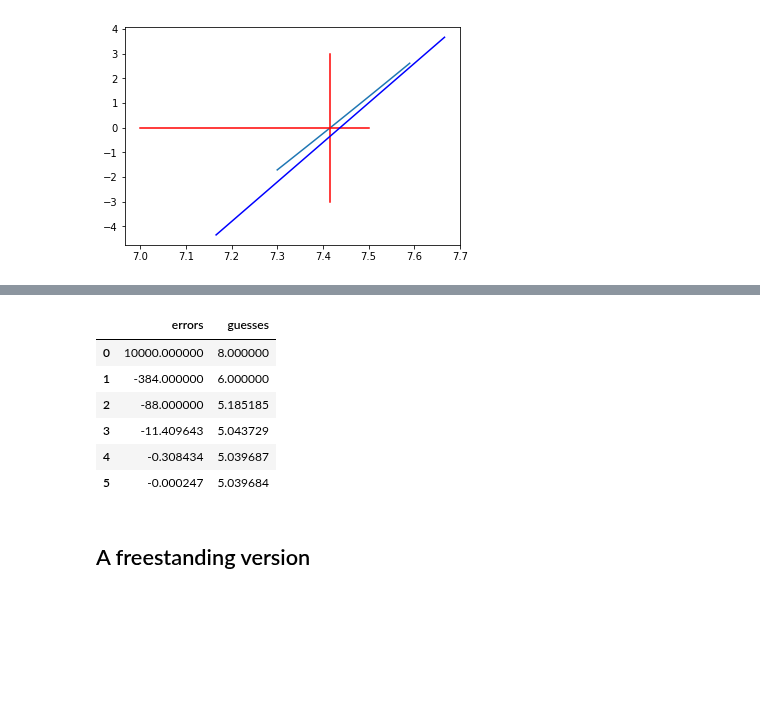
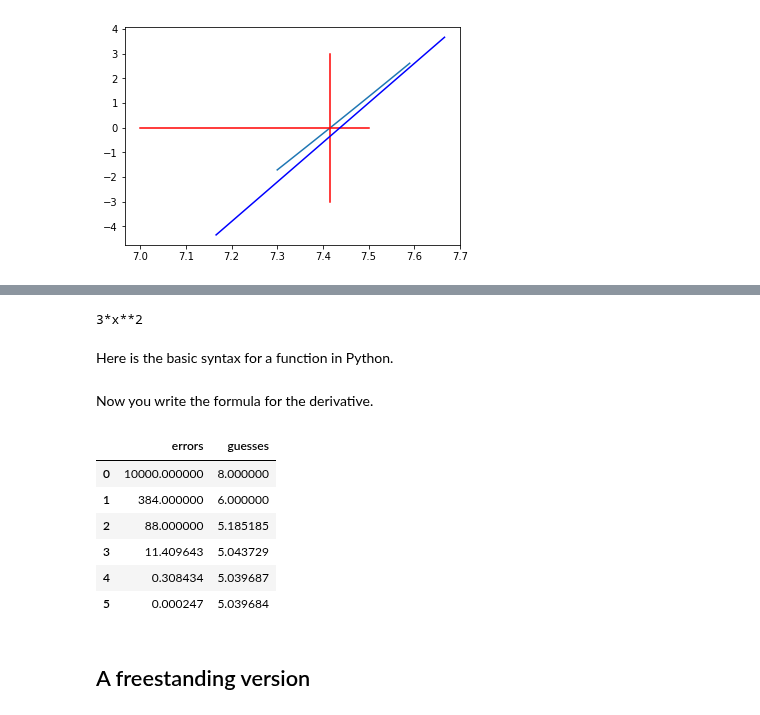
Before and after one commit to brittAnderson/compNeuroIntro420, a Jupyter notebook: notebooks/DE_Spikes/DEIntro.ipynb, the cells around one changed output, grey strips where cells are left out. Cells and saved outputs as stored; diff of their text form; code cells hidden in the pictures; blank space fills up the shorter version.

```diff
--- a/notebooks/DE_Spikes/DEIntro.ipynb
+++ b/notebooks/DE_Spikes/DEIntro.ipynb
@@ -106,3 +209,11 @@ tolerance = 0.01
+# %%
+x = Symbol('x')
+y = x**3
+print(diff(y,x))
+# %% [output]
+3*x**2
+# %% [markdown]
+Here is the basic syntax for a function in Python.
 # %%
 #Local Functions
 def cube (x):
@@ -112,0 +221,2 @@ def derivCube (x):
+# %% [markdown]
+Now you write the formula for the derivative.
@@ -113,19 +226,19 @@ def derivCube (x):
 # %%
 while (abs(errors[-1]) > tolerance):
-    errors.append(128 - cube(guesses[-1]))
-    guesses.append(errors[-1]/derivCube(guesses[-1]) + guesses[-1])
+    errors.append(cube(guesses[-1]) - 128)
+    guesses.append(-1*errors[-1]/derivCube(guesses[-1]) + guesses[-1])
 
 pd.DataFrame({
     'errors' : errors,
     'guesses' :guesses
 })
 # %% [output]
 |  | errors | guesses |
 | 0 | 10000.000000 | 8.000000 |
-| 1 | -384.000000 | 6.000000 |
-| 2 | -88.000000 | 5.185185 |
-| 3 | -11.409643 | 5.043729 |
-| 4 | -0.308434 | 5.039687 |
-| 5 | -0.000247 | 5.039684 |
+| 1 | 384.000000 | 6.000000 |
+| 2 | 88.000000 | 5.185185 |
+| 3 | 11.409643 | 5.043729 |
+| 4 | 0.308434 | 5.039687 |
+| 5 | 0.000247 | 5.039684 |
 # %% [markdown]
 ## A freestanding version
```
Also changed, not shown: parts of 45 cells of this notebook.
